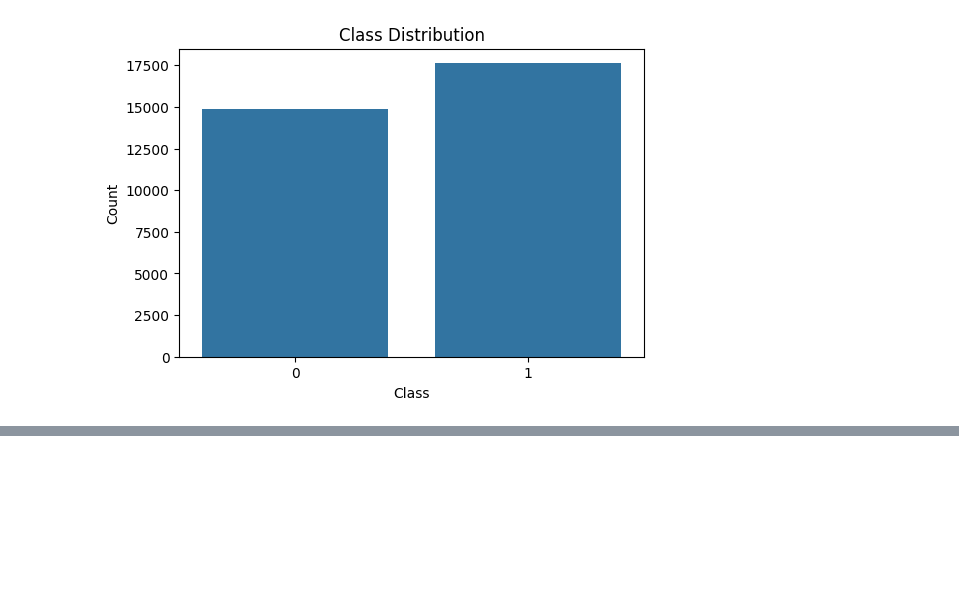
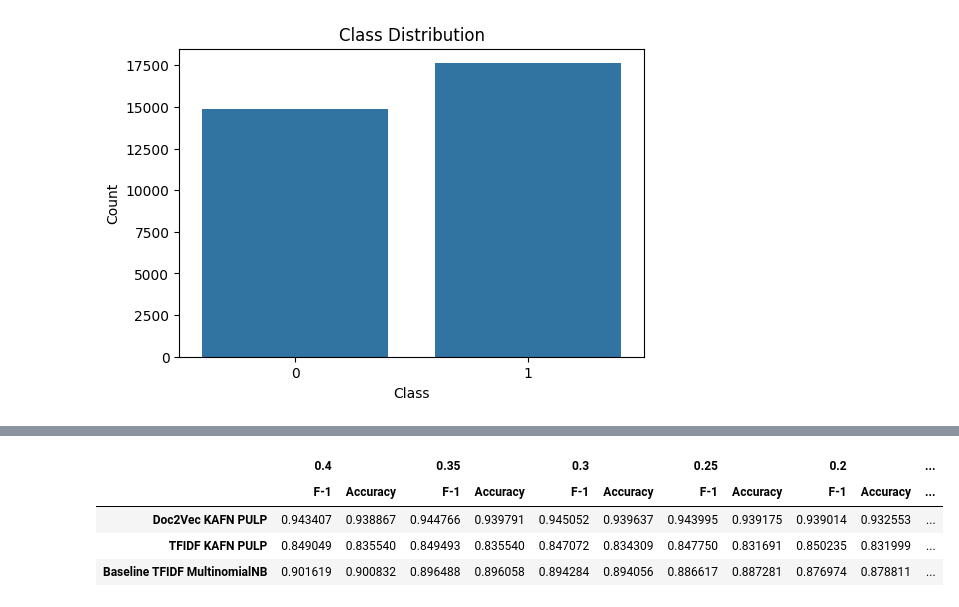
Before and after one commit to rtsonev/kafn-pulp, a Jupyter notebook: draft.ipynb, the cells around one changed output, grey strips where cells are left out. Saved outputs shown, nothing was run; the diff lists cells and outputs as text; code cells hidden in the pictures; blank space fills up the shorter version.

```diff
--- a/draft.ipynb
+++ b/draft.ipynb
@@ -1711,0 +1956,50 @@ weighted avg     0.8303    0.8305    0.8302      6494
+# %%
+results = {
+    "Doc2Vec KAFN PULP": {},
+    "TFIDF KAFN PULP": {},
+    "Baseline TFIDF MultinomialNB": {},
+}
+
+for frac in fraction:
+    df_doc2vec = pd.read_csv(f"result/kafn_pulp_doc2vec_{frac}.csv")
+    df_tfidf = pd.read_csv(f"result/kafn_pulp_tfidf_{frac}.csv")
+    df_baseline = pd.read_csv(f"result/baseline_{frac}.csv", index_col=0)
+
+    max_f1_doc2vec = df_doc2vec["f1_fake"].max()
+    max_f1_tfidf = df_tfidf["f1_fake"].max()
+    max_acc_doc2vec = df_doc2vec["accuracy"].max()
+    max_acc_tfidf = df_tfidf["accuracy"].max()
+
+    baseline_f1 = df_baseline.loc["fake", "f1-score"]
+    baseline_acc = df_baseline.loc["accuracy", "f1-score"]
+
+    results["Doc2Vec KAFN PULP"][frac] = [max_f1_doc2vec, max_acc_doc2vec]
+    results["TFIDF KAFN PULP"][frac] = [max_f1_tfidf, max_acc_tfidf]
+    results["Baseline TFIDF MultinomialNB"][frac] = [baseline_f1, baseline_acc]
+
+
+new_data = {}
+for model, frac_dict in results.items():
+    row_data = {}
+    for frac, metrics_list in frac_dict.items():
+        row_data[(str(frac), "F-1")] = metrics_list[0]
+        row_data[(str(frac), "Accuracy")] = metrics_list[1]
+    new_data[model] = row_data
+
+df_results = pd.DataFrame.from_dict(new_data, orient="index")
+columns = pd.MultiIndex.from_product(
+    ([str(frac) for frac in fraction], ["F-1", "Accuracy"]),
+    names=["Fraction", "Metric"],
+)
+df_results = df_results[columns]
+styled_df = df_results.style.highlight_max(
+    axis=0, props="background-color: green; font-weight: bold;"
+)
+
+styled_df
+# %% [output]
+|  | 0.4 |  | 0.35 |  | 0.3 |  | 0.25 |  | 0.2 |  | ... |
+|  | F-1 | Accuracy | F-1 | Accuracy | F-1 | Accuracy | F-1 | Accuracy | F-1 | Accuracy | ... |
+| Doc2Vec KAFN PULP | 0.943407 | 0.938867 | 0.944766 | 0.939791 | 0.945052 | 0.939637 | 0.943995 | 0.939175 | 0.939014 | 0.932553 | ... |
+| TFIDF KAFN PULP | 0.849049 | 0.835540 | 0.849493 | 0.835540 | 0.847072 | 0.834309 | 0.847750 | 0.831691 | 0.850235 | 0.831999 | ... |
+| Baseline TFIDF MultinomialNB | 0.901619 | 0.900832 | 0.896488 | 0.896058 | 0.894284 | 0.894056 | 0.886617 | 0.887281 | 0.876974 | 0.878811 | ... |
```
Also changed, not shown: parts of 65 cells of this notebook, 2 other files.
